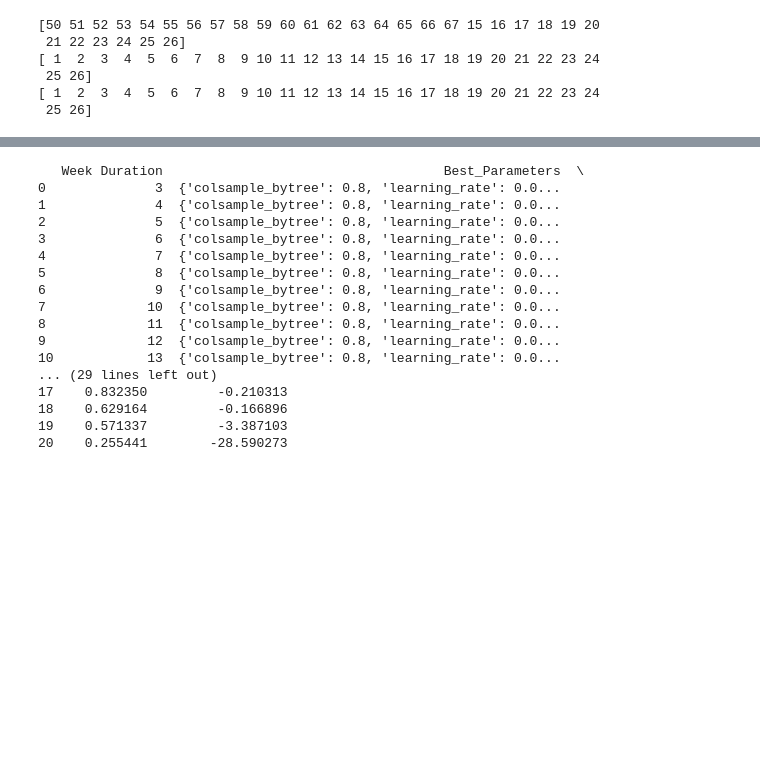
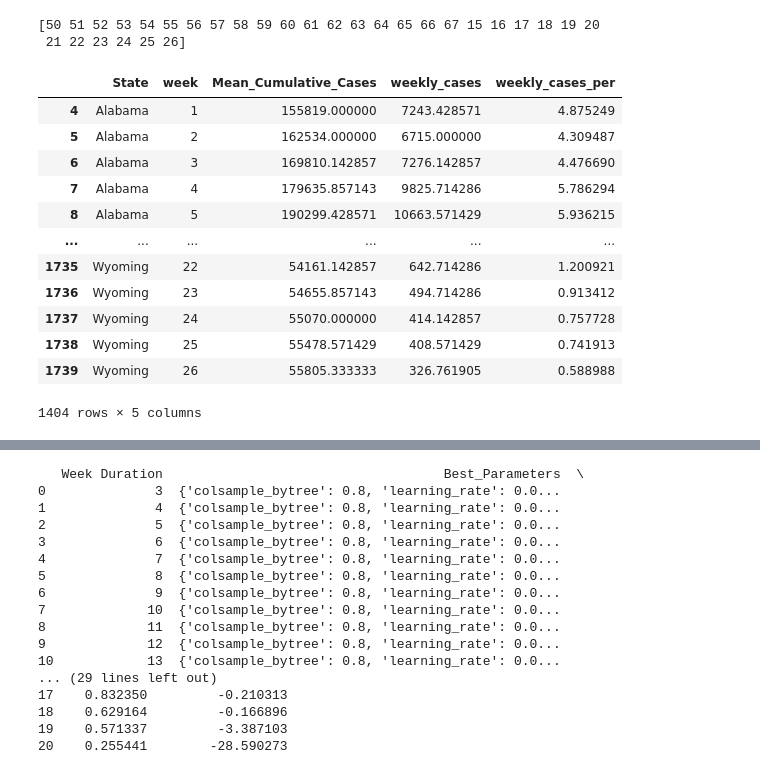
Before and after one commit to sakethsundar/covid-excess-mortality, a Jupyter notebook: excess_state_mortality_forecaster.ipynb, the cells around one changed output, grey strips where cells are left out. Drawn from its saved outputs; the diff is of its cells as text; code cells hidden in the pictures; blank space fills up the shorter version.

```diff
--- a/excess_state_mortality_forecaster.ipynb
+++ b/excess_state_mortality_forecaster.ipynb
@@ -50,7 +50,7 @@ weekly_covid_cases_df.drop(weekly_covid_cases_df[weekly_covid_cases_df['week'] <
 
 Confirmed_url = 'https://raw.githubusercontent.com/CSSEGISandData/COVID-19/master/csse_covid_19_data/csse_covid_19_time_series/time_series_covid19_deaths_US.csv'
 US_Deaths_df = pd.read_csv(Confirmed_url, error_bad_lines=True)
-US_Deaths_df = US_Deaths_df.drop(columns=['FIPS','UID','iso2','iso3','code3','Admin2', 'Population', 'Country_Region','Lat','Long_','Combined_Key'])
+US_Deaths_df = US_Deaths_df.drop(columns=['FIPS','Population','UID','iso2','iso3','code3','Admin2',  'Country_Region','Lat','Long_','Combined_Key'])
 US_Deaths_df = US_Deaths_df.fillna(0)#US_Cases_df.dropna(subset=['FIPS'])
 US_Deaths_df = US_Deaths_df.melt(id_vars=['Province_State'],
         var_name="Date",
@@ -79,39 +79,47 @@ for index, row in weekly_covid_deaths_df.iterrows():
         weekly_covid_deaths_df.at[index,'weekly_deaths'] =  weekly_deaths
         if previous_cum_deaths  == 0:
             previous_cum_deaths = 1
         weekly_covid_deaths_df.at[index, 'weekly_deaths_per'] = (weekly_deaths * 100.0) / (previous_cum_deaths * 1.0)
     else:
         caseState = state
         weekly_covid_deaths_df.at[index,'weekly_deaths'] = 0
     i = i + 1
 weekly_covid_deaths_df.drop(weekly_covid_deaths_df[weekly_covid_deaths_df['week'] <=0 ].index, inplace = True)
 weekly_covid_deaths_df.to_csv("weekly_covid_deaths.csv")
 
 
 
 em_url ='data/excess_state_deaths.csv'
 
 excess_mortality_deaths = pd.read_csv(em_url, error_bad_lines=True)
 excess_mortality_deaths = excess_mortality_deaths.rename(columns={'Week Ending Date': 'date', 'Excess Deaths': 'weekly_excess_deaths'})
 excess_mortality_deaths['date']= pd.to_datetime(excess_mortality_deaths['date'])
 excess_mortality_deaths['week'] = excess_mortality_deaths['date'].dt.week + 14
 excess_mortality_deaths.loc[(excess_mortality_deaths.week >= 54), 'week'] = excess_mortality_deaths.loc[(excess_mortality_deaths.week >= 54), 'week'] - 53
 excess_mortality_deaths = excess_mortality_deaths[(excess_mortality_deaths['date'] > '2020-10-01')]
 states = excess_mortality_deaths[excess_mortality_deaths['weekly_excess_deaths'].isna()]['State'].unique()
 states = np.append(states,['District of Columbia','Hawaii','New York City','United States', 'Alaska','Puerto Rico'])
 weekly_excess_mortality_deaths = excess_mortality_deaths[~excess_mortality_deaths['State'].isin(states)]
 weekly_covid_deaths_df = weekly_covid_deaths_df[~weekly_covid_deaths_df['State'].isin(states)]
 weekly_covid_cases_df = weekly_covid_cases_df[~weekly_covid_cases_df['State'].isin(states)]
 
-print(weekly_covid_deaths_df['week'].unique())
-print(weekly_covid_cases_df['week'].unique())
+weekly_covid_cases_df
 # %% [output]
 [50 51 52 53 54 55 56 57 58 59 60 61 62 63 64 65 66 67 15 16 17 18 19 20
  21 22 23 24 25 26]
-[ 1  2  3  4  5  6  7  8  9 10 11 12 13 14 15 16 17 18 19 20 21 22 23 24
- 25 26]
-[ 1  2  3  4  5  6  7  8  9 10 11 12 13 14 15 16 17 18 19 20 21 22 23 24
- 25 26]
+|  | State | week | Mean_Cumulative_Cases | weekly_cases | weekly_cases_per |
+| 4 | Alabama | 1 | 155819.000000 | 7243.428571 | 4.875249 |
+| 5 | Alabama | 2 | 162534.000000 | 6715.000000 | 4.309487 |
+| 6 | Alabama | 3 | 169810.142857 | 7276.142857 | 4.476690 |
+| 7 | Alabama | 4 | 179635.857143 | 9825.714286 | 5.786294 |
+| 8 | Alabama | 5 | 190299.428571 | 10663.571429 | 5.936215 |
+| ... | ... | ... | ... | ... | ... |
+| 1735 | Wyoming | 22 | 54161.142857 | 642.714286 | 1.200921 |
+| 1736 | Wyoming | 23 | 54655.857143 | 494.714286 | 0.913412 |
+| 1737 | Wyoming | 24 | 55070.000000 | 414.142857 | 0.757728 |
+| 1738 | Wyoming | 25 | 55478.571429 | 408.571429 | 0.741913 |
+| 1739 | Wyoming | 26 | 55805.333333 | 326.761905 | 0.588988 |
+1404 rows × 5 columns
 # %%
 def daterange(date1, date2):
     for n in range(int ((date2 - date1).days)+1):
```
Also changed, not shown: parts of 7 cells of this notebook, 1 other file.
